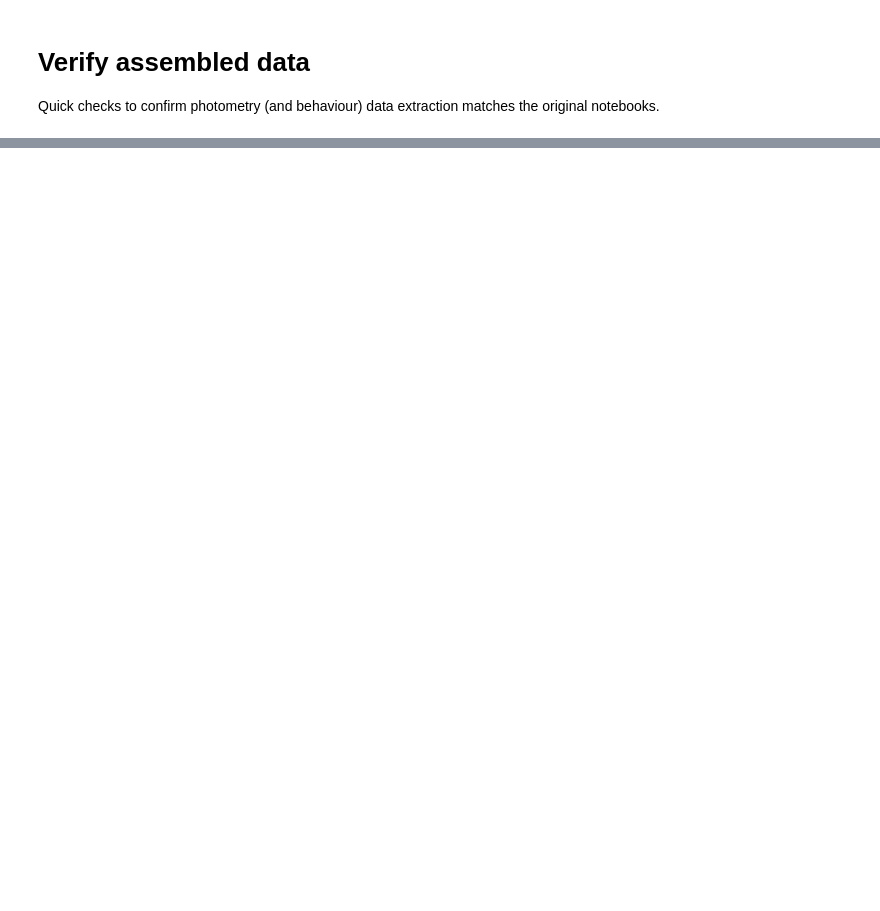
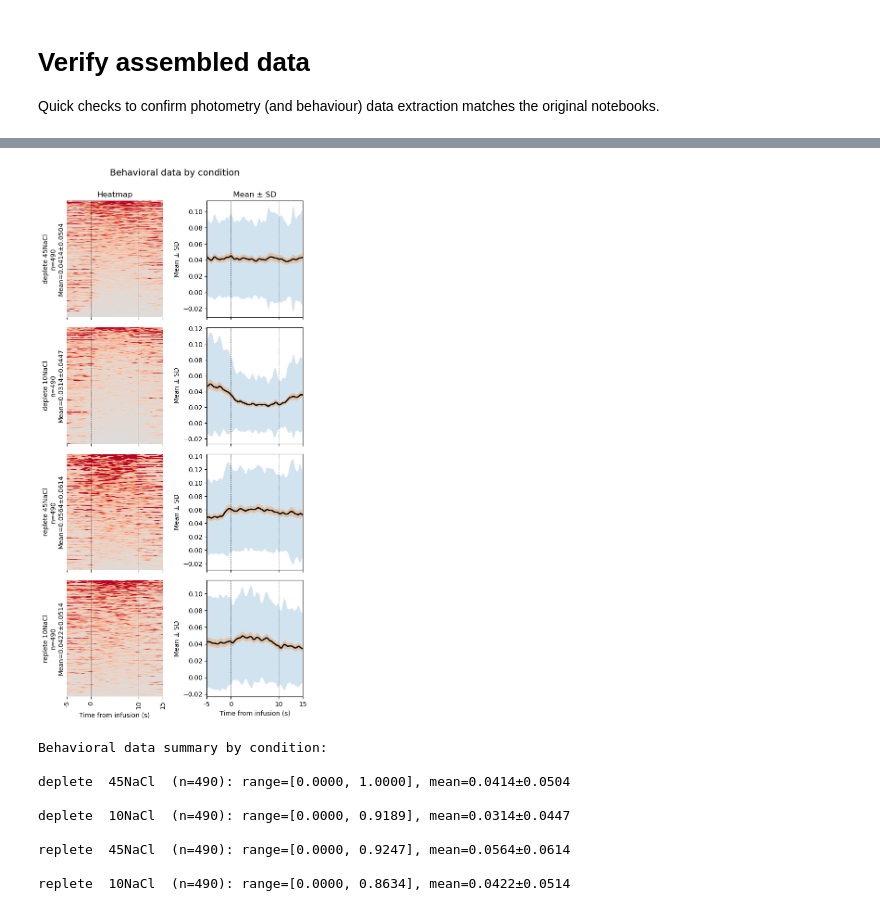
Before and after one commit to jaimemcc/bazzino, a Jupyter notebook: notebooks/verify_assembled_data.ipynb, the cells around one changed output, grey strips where cells are left out. Drawn from its saved outputs; the diff is of its cells as text; code cells hidden in the pictures; blank space fills up the shorter version.

```diff
--- a/notebooks/verify_assembled_data.ipynb
+++ b/notebooks/verify_assembled_data.ipynb
@@ -178,0 +308,76 @@ Shapes differ — checking overlap by merging x_arrays...
+# %%
+# ── Split behavioral data by condition to check individual patterns ──
+
+conditions = [("deplete", "45NaCl"), ("deplete", "10NaCl"), ("replete", "45NaCl"), ("replete", "10NaCl")]
+
+f, axs = plt.subplots(nrows=len(conditions), ncols=2, figsize=(6, 3 * len(conditions)), sharex=True)
+
+for i, (cond, inf) in enumerate(conditions):
+    mask = (x_array.condition == cond) & (x_array.infusiontype == inf)
+    subset = snips_behav[mask.values]
+
+    if len(subset) == 0:
+        axs[i, 0].text(0.5, 0.5, "No data", ha="center", va="center",
+                       transform=axs[i, 0].transAxes, fontsize=12)
+        axs[i, 0].set_ylabel(f"{cond}\n{inf}")
+        axs[i, 1].text(0.5, 0.5, "No data", ha="center", va="center",
+                       transform=axs[i, 1].transAxes, fontsize=12)
+        continue
+
+    # Statistics for this condition
+    cond_mean = subset.mean()
+    cond_std = subset.std()
+    cond_min = subset.min()
+    cond_max = subset.max()
+
+    sort_idx = np.argsort(np.mean(subset[:, sortwindow_behav[0]:sortwindow_behav[1]], axis=1))[::-1]
+
+    # Heatmap
+    sns.heatmap(subset[sort_idx], ax=axs[i, 0], cmap="coolwarm",
+                vmin=-cmax_behav, vmax=cmax_behav, cbar=False, robust=True)
+    axs[i, 0].axvline(pre_window_behav, linestyle="--", color="k", linewidth=0.5, alpha=0.7)
+    axs[i, 0].axvline(pre_window_behav + frames_for_infusion_behav, linestyle="--", color="k", linewidth=0.5, alpha=0.7)
+    axs[i, 0].set_ylabel(f"{cond} {inf}\nn={len(subset)}\nMean={cond_mean:.4f}±{cond_std:.4f}")
+    axs[i, 0].set_yticks([])
+
+    # Mean ± SD trace
+    mean_subset = np.mean(subset, axis=0)
+    sd_subset = np.std(subset, axis=0)
+    sem_subset = sd_subset / np.sqrt(len(subset))
+    axs[i, 1].fill_between(x_behav, mean_subset - sd_subset, mean_subset + sd_subset, alpha=0.2)
+    axs[i, 1].fill_between(x_behav, mean_subset - 1.96*sem_subset, mean_subset + 1.96*sem_subset, alpha=0.3)
+    axs[i, 1].plot(x_behav, mean_subset, linewidth=2, color="k")
+    axs[i, 1].axvline(pre_window_behav, linestyle="--", color="k", linewidth=0.5, alpha=0.7)
+    axs[i, 1].axvline(pre_window_behav + frames_for_infusion_behav, linestyle="--", color="k", linewidth=0.5, alpha=0.7)
+    axs[i, 1].set_ylabel("Mean ± SD")
+
+for ax in axs[-1, :]:
+    ax.set_xticks(tick_positions)
+    ax.set_xticklabels(tick_labels)
+    ax.set_xlabel("Time from infusion (s)")
+
+axs[0, 0].set_title("Heatmap")
+axs[0, 1].set_title("Mean ± SD")
+f.suptitle("Behavioral data by condition", fontsize=14, y=1.00)
+f.tight_layout()
+plt.show()
+
+print("\nBehavioral data summary by condition:")
+for cond, inf in conditions:
+    mask = (x_array.condition == cond) & (x_array.infusiontype == inf)
+    subset = snips_behav[mask.values]
+    if len(subset) > 0:
+        print(f"\n{cond:8} {inf:7} (n={len(subset):3}): "
+              f"range=[{subset.min():.4f}, {subset.max():.4f}], "
+              f"mean={subset.mean():.4f}±{subset.std():.4f}")
+# %% [output]
+[figure, added]
+Behavioral data summary by condition:
+
+deplete  45NaCl  (n=490): range=[0.0000, 1.0000], mean=0.0414±0.0504
+
+deplete  10NaCl  (n=490): range=[0.0000, 0.9189], mean=0.0314±0.0447
+
+replete  45NaCl  (n=490): range=[0.0000, 0.9247], mean=0.0564±0.0614
+
+replete  10NaCl  (n=490): range=[0.0000, 0.8634], mean=0.0422±0.0514
```
Also changed, not shown: parts of 9 cells of this notebook, 8 other files.
